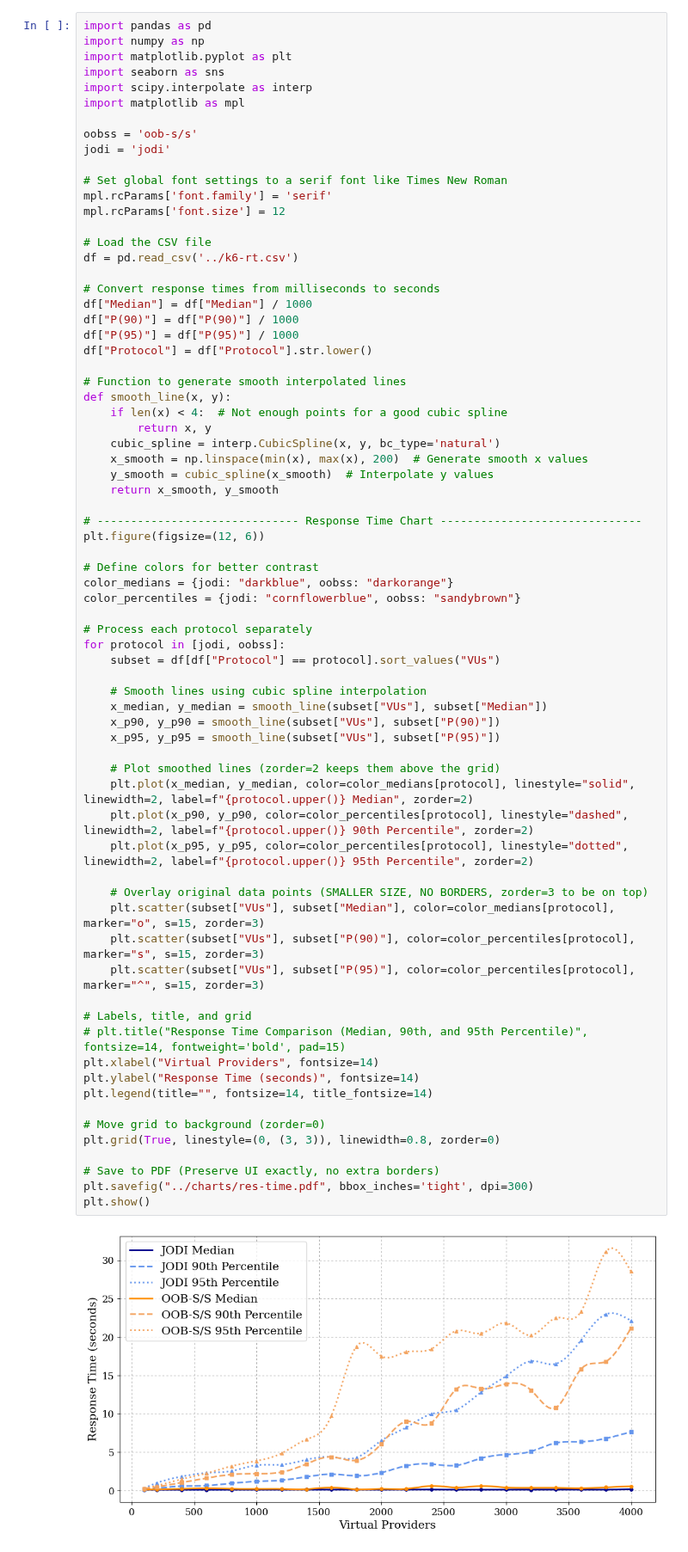
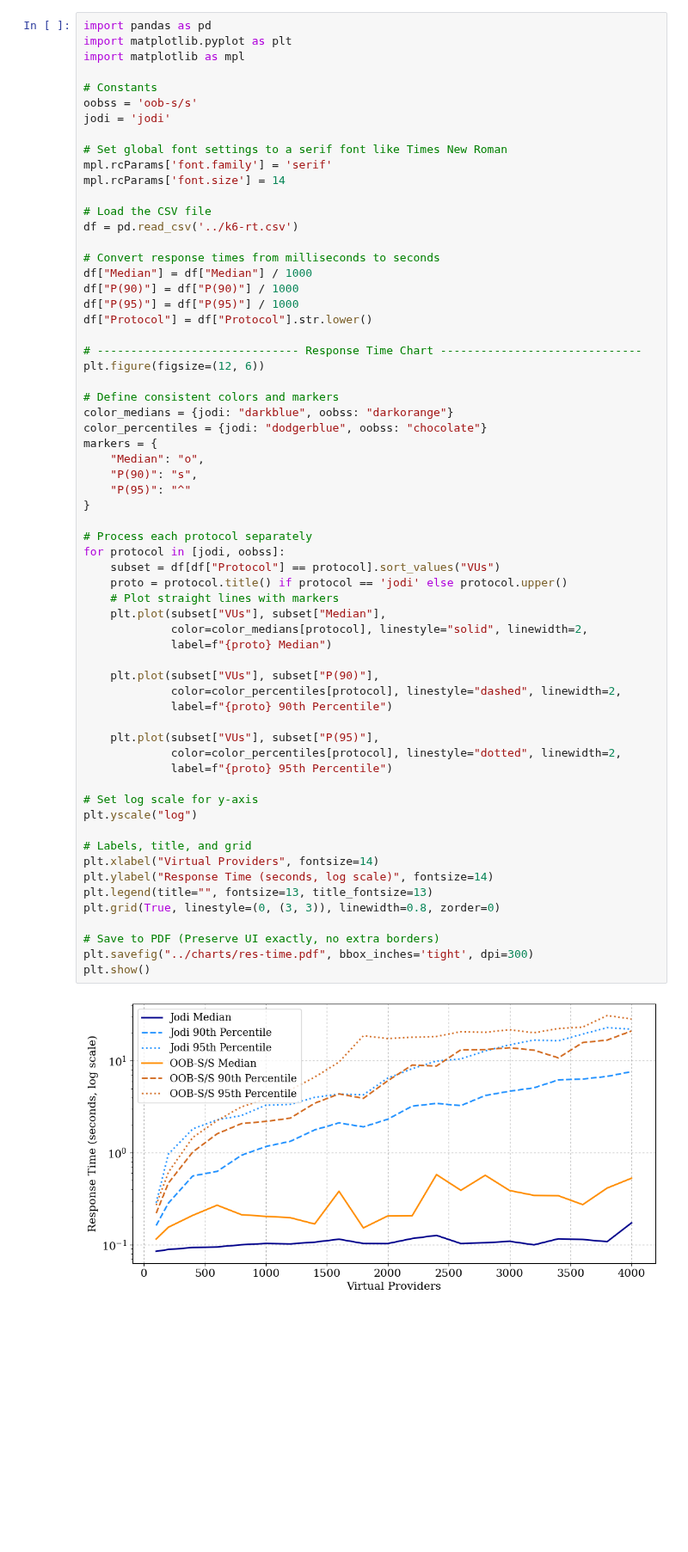
Before and after one commit to lokingdav/jodi, a Jupyter notebook: cpex/prototype/experiments/results/scripts/exp3-k6-rt.ipynb, the cells around one changed output. Shown at 86% size. Drawn from its saved outputs; the diff is of its cells as text; blank space fills up the shorter version.

```diff
--- a/cpex/prototype/experiments/results/scripts/exp3-k6-rt.ipynb
+++ b/cpex/prototype/experiments/results/scripts/exp3-k6-rt.ipynb
@@ -1,73 +1,65 @@
 # %%
 import pandas as pd
-import numpy as np
 import matplotlib.pyplot as plt
-import seaborn as sns
-import scipy.interpolate as interp
 import matplotlib as mpl
 
+# Constants
 oobss = 'oob-s/s'
 jodi = 'jodi'
 
 # Set global font settings to a serif font like Times New Roman
 mpl.rcParams['font.family'] = 'serif'
-mpl.rcParams['font.size'] = 12
+mpl.rcParams['font.size'] = 14
 
 # Load the CSV file
 df = pd.read_csv('../k6-rt.csv')
 
 # Convert response times from milliseconds to seconds
 df["Median"] = df["Median"] / 1000
 df["P(90)"] = df["P(90)"] / 1000
 df["P(95)"] = df["P(95)"] / 1000
 df["Protocol"] = df["Protocol"].str.lower()
 
-# Function to generate smooth interpolated lines
-def smooth_line(x, y):
-    if len(x) < 4:  # Not enough points for a good cubic spline
-        return x, y
-    cubic_spline = interp.CubicSpline(x, y, bc_type='natural')
-    x_smooth = np.linspace(min(x), max(x), 200)  # Generate smooth x values
-    y_smooth = cubic_spline(x_smooth)  # Interpolate y values
-    return x_smooth, y_smooth
-
 # ------------------------------ Response Time Chart ------------------------------
 plt.figure(figsize=(12, 6))
 
-# Define colors for better contrast
+# Define consistent colors and markers
 color_medians = {jodi: "darkblue", oobss: "darkorange"}
-color_percentiles = {jodi: "cornflowerblue", oobss: "sandybrown"}
+color_percentiles = {jodi: "dodgerblue", oobss: "chocolate"}
+markers = {
+    "Median": "o",
+    "P(90)": "s",
+    "P(95)": "^"
+}
 
 # Process each protocol separately
 for protocol in [jodi, oobss]:
     subset = df[df["Protocol"] == protocol].sort_values("VUs")
+    proto = protocol.title() if protocol == 'jodi' else protocol.upper()
+    # Plot straight lines with markers
+    plt.plot(subset["VUs"], subset["Median"],
+             color=color_medians[protocol], linestyle="solid", linewidth=2,
+             label=f"{proto} Median")
 
-    # Smooth lines using cubic spline interpolation
-    x_median, y_median = smooth_line(subset["VUs"], subset["Median"])
-    x_p90, y_p90 = smooth_line(subset["VUs"], subset["P(90)"])
-    x_p95, y_p95 = smooth_line(subset["VUs"], subset["P(95)"])
+    plt.plot(subset["VUs"], subset["P(90)"],
+             color=color_percentiles[protocol], linestyle="dashed", linewidth=2,
+             label=f"{proto} 90th Percentile")
 
-    # Plot smoothed lines (zorder=2 keeps them above the grid)
-    plt.plot(x_median, y_median, color=color_medians[protocol], linestyle="solid", linewidth=2, label=f"{protocol.upper()} Median", zorder=2)
-    plt.plot(x_p90, y_p90, color=color_percentiles[protocol], linestyle="dashed", linewidth=2, label=f"{protocol.upper()} 90th Percentile", zorder=2)
-    plt.plot(x_p95, y_p95, color=color_percentiles[protocol], linestyle="dotted", linewidth=2, label=f"{protocol.upper()} 95th Percentile", zorder=2)
+    plt.plot(subset["VUs"], subset["P(95)"],
+             color=color_percentiles[protocol], linestyle="dotted", linewidth=2,
+             label=f"{proto} 95th Percentile")
 
-    # Overlay original data points (SMALLER SIZE, NO BORDERS, zorder=3 to be on top)
-    plt.scatter(subset["VUs"], subset["Median"], color=color_medians[protocol], marker="o", s=15, zorder=3)
-    plt.scatter(subset["VUs"], subset["P(90)"], color=color_percentiles[protocol], marker="s", s=15, zorder=3)
-    plt.scatter(subset["VUs"], subset["P(95)"], color=color_percentiles[protocol], marker="^", s=15, zorder=3)
+# Set log scale for y-axis
+plt.yscale("log")
 
 # Labels, title, and grid
-# plt.title("Response Time Comparison (Median, 90th, and 95th Percentile)", fontsize=14, fontweight='bold', pad=15)
 plt.xlabel("Virtual Providers", fontsize=14)
-plt.ylabel("Response Time (seconds)", fontsize=14)
-plt.legend(title="", fontsize=14, title_fontsize=14)
-
-# Move grid to background (zorder=0)
+plt.ylabel("Response Time (seconds, log scale)", fontsize=14)
+plt.legend(title="", fontsize=13, title_fontsize=13)
 plt.grid(True, linestyle=(0, (3, 3)), linewidth=0.8, zorder=0)
 
 # Save to PDF (Preserve UI exactly, no extra borders)
 plt.savefig("../charts/res-time.pdf", bbox_inches='tight', dpi=300)
 plt.show()
 # %% [output]
-[figure, old version]
+[figure, new version]
```
Also changed, not shown: 8 other files.
